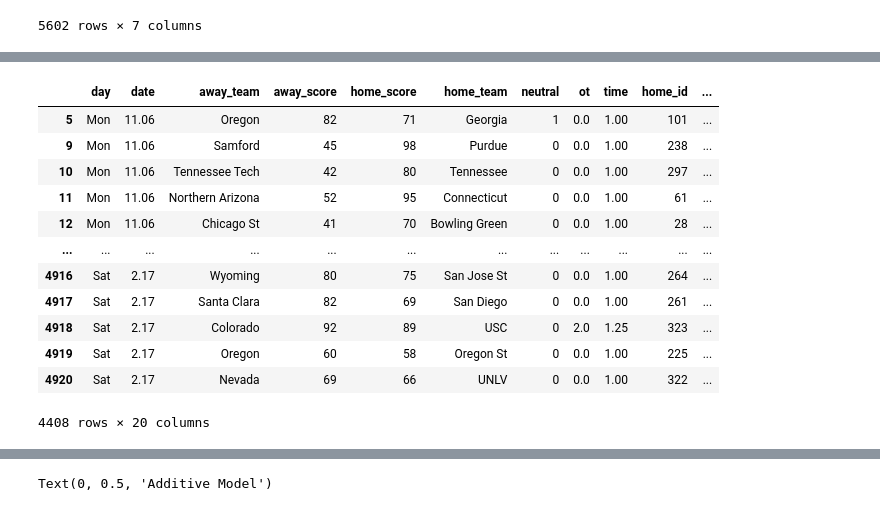
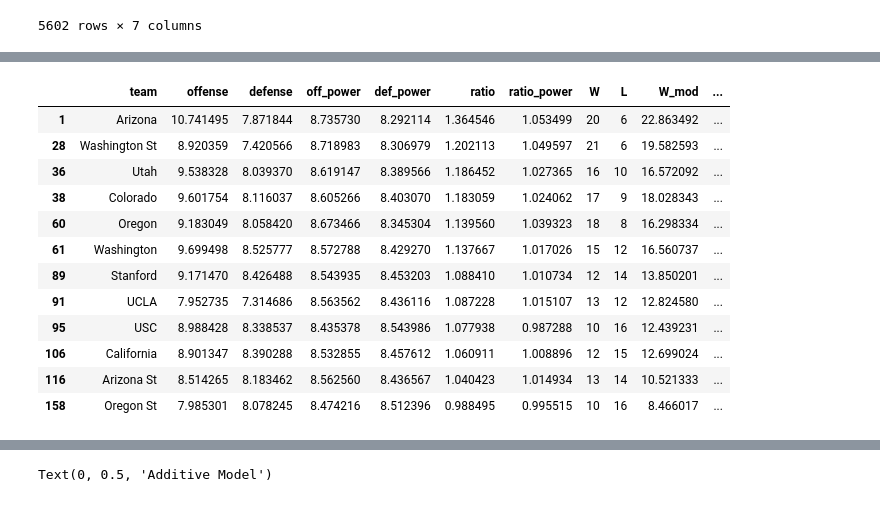
Before and after one commit to daviderics/Basketball-Model, a Jupyter notebook: bball_modeler.ipynb, the cells around one changed output, grey strips where cells are left out. Saved outputs shown, nothing was run; the diff lists cells and outputs as text; code cells hidden in the pictures.

```diff
--- a/bball_modeler.ipynb
+++ b/bball_modeler.ipynb
@@ -1116,16 +1210,16 @@ h_adv_m
-# %%
-games_model_m
-# %% [output]
-|  | day | date | away_team | away_score | home_score | home_team | neutral | ot | time | home_id | ... |
-| 5 | Mon | 11.06 | Oregon | 82 | 71 | Georgia | 1 | 0.0 | 1.00 | 101 | ... |
-| 9 | Mon | 11.06 | Samford | 45 | 98 | Purdue | 0 | 0.0 | 1.00 | 238 | ... |
-| 10 | Mon | 11.06 | Tennessee Tech | 42 | 80 | Tennessee | 0 | 0.0 | 1.00 | 297 | ... |
-| 11 | Mon | 11.06 | Northern Arizona | 52 | 95 | Connecticut | 0 | 0.0 | 1.00 | 61 | ... |
-| 12 | Mon | 11.06 | Chicago St | 41 | 70 | Bowling Green | 0 | 0.0 | 1.00 | 28 | ... |
-| ... | ... | ... | ... | ... | ... | ... | ... | ... | ... | ... | ... |
-| 4916 | Sat | 2.17 | Wyoming | 80 | 75 | San Jose St | 0 | 0.0 | 1.00 | 264 | ... |
-| 4917 | Sat | 2.17 | Santa Clara | 82 | 69 | San Diego | 0 | 0.0 | 1.00 | 261 | ... |
-| 4918 | Sat | 2.17 | Colorado | 92 | 89 | USC | 0 | 2.0 | 1.25 | 323 | ... |
-| 4919 | Sat | 2.17 | Oregon | 60 | 58 | Oregon St | 0 | 0.0 | 1.00 | 225 | ... |
-| 4920 | Sat | 2.17 | Nevada | 69 | 66 | UNLV | 0 | 0.0 | 1.00 | 322 | ... |
-4408 rows × 20 columns
+# %%
+par_dict_m[par_dict_m['Conference']=='Pac-12']
+# %% [output]
+|  | team | offense | defense | off_power | def_power | ratio | ratio_power | W | L | W_mod | ... |
+| 1 | Arizona | 10.741495 | 7.871844 | 8.735730 | 8.292114 | 1.364546 | 1.053499 | 20 | 6 | 22.863492 | ... |
+| 28 | Washington St | 8.920359 | 7.420566 | 8.718983 | 8.306979 | 1.202113 | 1.049597 | 21 | 6 | 19.582593 | ... |
+| 36 | Utah | 9.538328 | 8.039370 | 8.619147 | 8.389566 | 1.186452 | 1.027365 | 16 | 10 | 16.572092 | ... |
+| 38 | Colorado | 9.601754 | 8.116037 | 8.605266 | 8.403070 | 1.183059 | 1.024062 | 17 | 9 | 18.028343 | ... |
+| 60 | Oregon | 9.183049 | 8.058420 | 8.673466 | 8.345304 | 1.139560 | 1.039323 | 18 | 8 | 16.298334 | ... |
+| 61 | Washington | 9.699498 | 8.525777 | 8.572788 | 8.429270 | 1.137667 | 1.017026 | 15 | 12 | 16.560737 | ... |
+| 89 | Stanford | 9.171470 | 8.426488 | 8.543935 | 8.453203 | 1.088410 | 1.010734 | 12 | 14 | 13.850201 | ... |
+| 91 | UCLA | 7.952735 | 7.314686 | 8.563562 | 8.436116 | 1.087228 | 1.015107 | 13 | 12 | 12.824580 | ... |
+| 95 | USC | 8.988428 | 8.338537 | 8.435378 | 8.543986 | 1.077938 | 0.987288 | 10 | 16 | 12.439231 | ... |
+| 106 | California | 8.901347 | 8.390288 | 8.532855 | 8.457612 | 1.060911 | 1.008896 | 12 | 15 | 12.699024 | ... |
+| 116 | Arizona St | 8.514265 | 8.183462 | 8.562560 | 8.436567 | 1.040423 | 1.014934 | 13 | 14 | 10.521333 | ... |
+| 158 | Oregon St | 7.985301 | 8.078245 | 8.474216 | 8.512396 | 0.988495 | 0.995515 | 10 | 16 | 8.466017 | ... |
```
Also changed, not shown: parts of 26 cells of this notebook.
